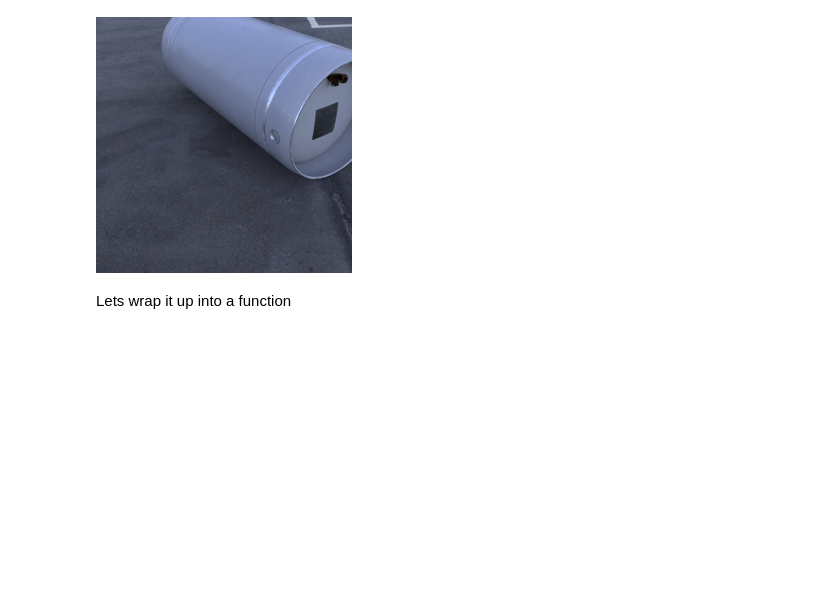
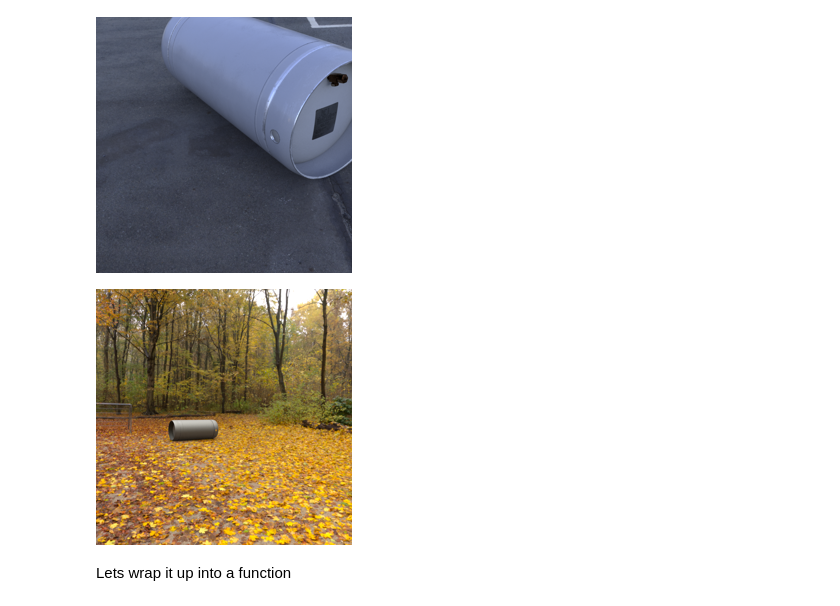
Before and after one commit to azaidi06/limbo-lbl-gen, a Jupyter notebook: 00_init_lbl_pipe.ipynb, the cells around one changed output. Cells and saved outputs as stored; diff of their text form; code cells hidden in the pictures; blank space fills up the shorter version.

```diff
--- a/00_init_lbl_pipe.ipynb
+++ b/00_init_lbl_pipe.ipynb
@@ -71,6 +71,10 @@ processor.batch_decode(generated_ids, skip_special_tokens=True)[-3:]
 ten_imgs[-1].resize((256,256))
 # %% [output]
 [figure]
+# %%
+ten_imgs[-2].resize((256,256))
+# %% [output]
+[figure, added]
 # %% [markdown]
 Lets wrap it up into a function
 # %%
```
Also changed, not shown: parts of 7 cells of this notebook, 2 other files.
